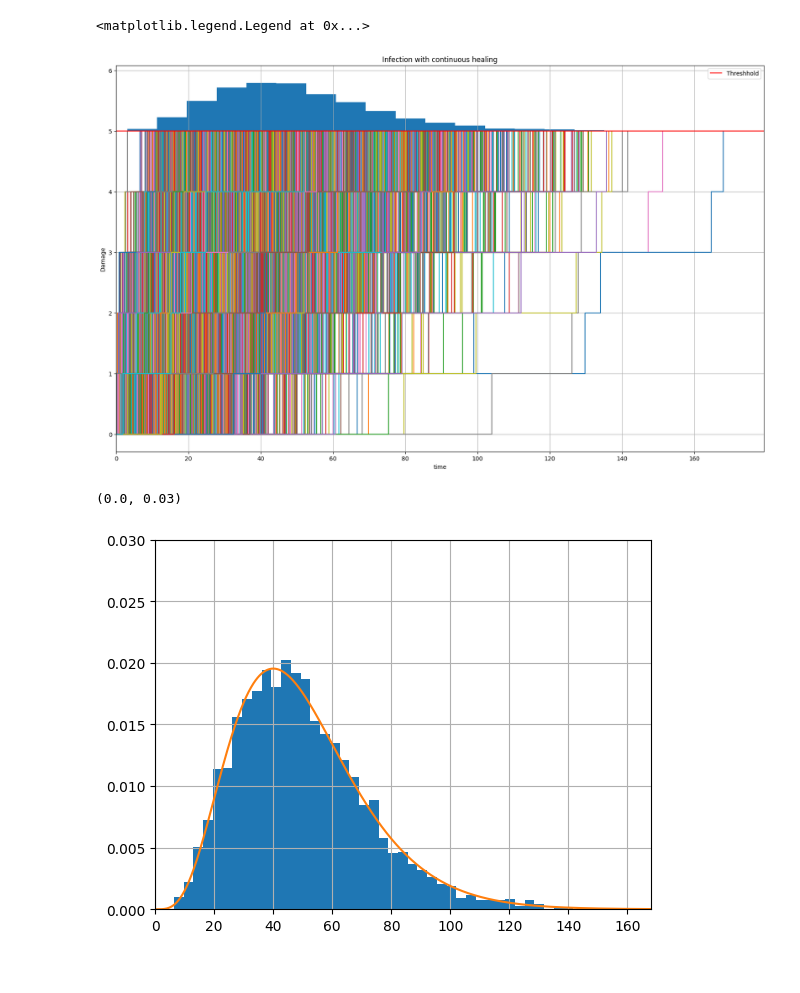
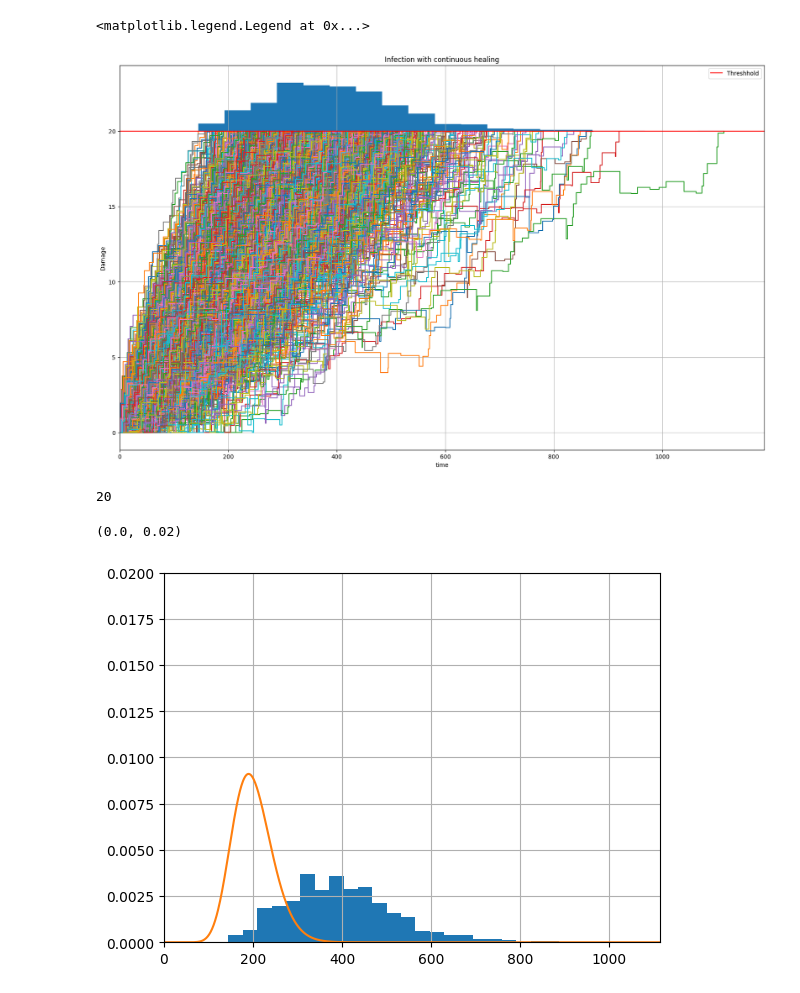
Before and after one commit to Ideadben/Bachelors-Project, a Jupyter notebook: PHAGE_MODEL.ipynb, the cells around one changed output. Saved outputs shown, nothing was run; the diff lists cells and outputs as text; code cells hidden in the pictures.

```diff
--- a/PHAGE_MODEL.ipynb
+++ b/PHAGE_MODEL.ipynb
@@ -34,57 +34,59 @@ def infection(initial, rate, threshhold, healing_factor):
     return times, states
 
 
-N = 5000
+N = 1000
 initial = 0
 rate = 0.1
-threshhold = 5
-heal = 0
+threshhold = 20
+heal = 0.05
 tmax = 0
 t_end = []
 
 plt.figure(figsize = (20,12))
 plt.title('Infection with continuous healing')
 plt.grid()
 
 for i in range(N):
     times, states = infection(initial, rate, threshhold, heal)
     t_end.append(max(times))
     plt.step(times, states, where = 'post')
     if max(times) > tmax:
         tmax = max(times)
 
 
 plt.plot(np.arange(0,round(tmax + tmax/5)), threshhold * np.ones(round(tmax + tmax/5)), color = 'red', label = 'Threshhold')
 plt.hist(t_end, bins = 20, weights = np.full(N, threshhold/N), bottom = threshhold)
 plt.xlabel('time')
 plt.ylabel('Damage')
 plt.xlim(0,tmax + tmax/15)
 plt.legend()
 
 
 # Write Latex Document of code
 # Make Histogram of First Passage times
 # Make healing a stochastic variable
 # Try doing multi-stage infections? Or is it unphysical?
 # %% [output]
 <matplotlib.legend.Legend at 0x...>
-[figure, old version]
+[figure, new version]
 # %%
 def erlang(x, L, k):
-    return L**k * x**(k-1) * np.exp(-L * x) / m.factorial(k-1)
+    return L**(k) * x**(k - 1) * np.exp(-L * x) / m.factorial(k - 1)
 
 x = np.linspace(0, max(t_end), 1000)
 y = erlang(x, rate, threshhold)
+print(round(heal * np.mean(t_end)))
 
 plt.figure()
 plt.grid()
-plt.hist(t_end, density = True, bins = 50)
+plt.hist(t_end, density = True, bins = 30)
 plt.plot(x,y)
 plt.xlim(0, max(t_end))
-plt.ylim(0, 0.03)
+plt.ylim(0, 0.02)
 # %% [output]
-(0.0, 0.03)
+20
+(0.0, 0.02)
-[figure, old version]
+[figure, new version]
 # %%
 #Lysis from without
 #Stochastic healing model
```
Also changed, not shown: parts of 8 cells of this notebook.
